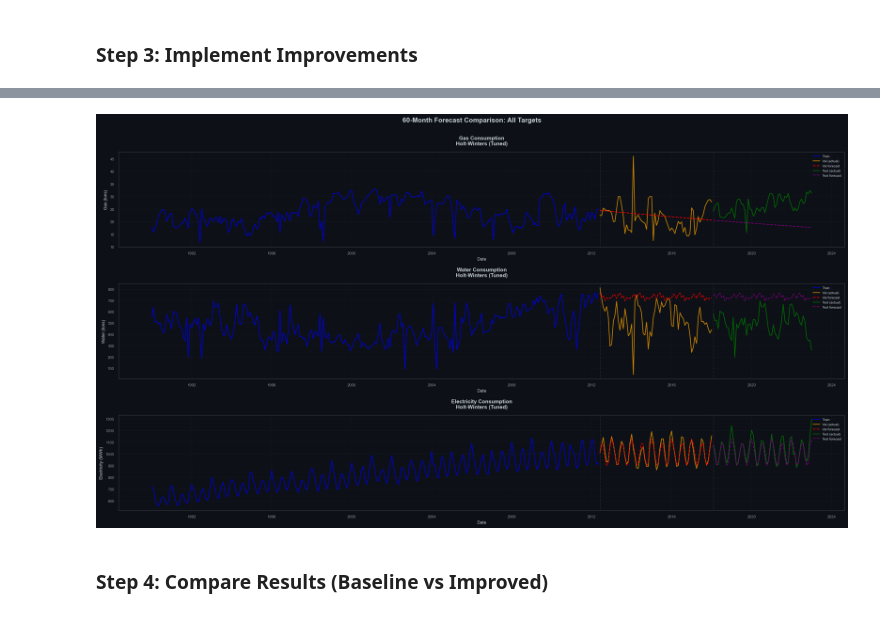
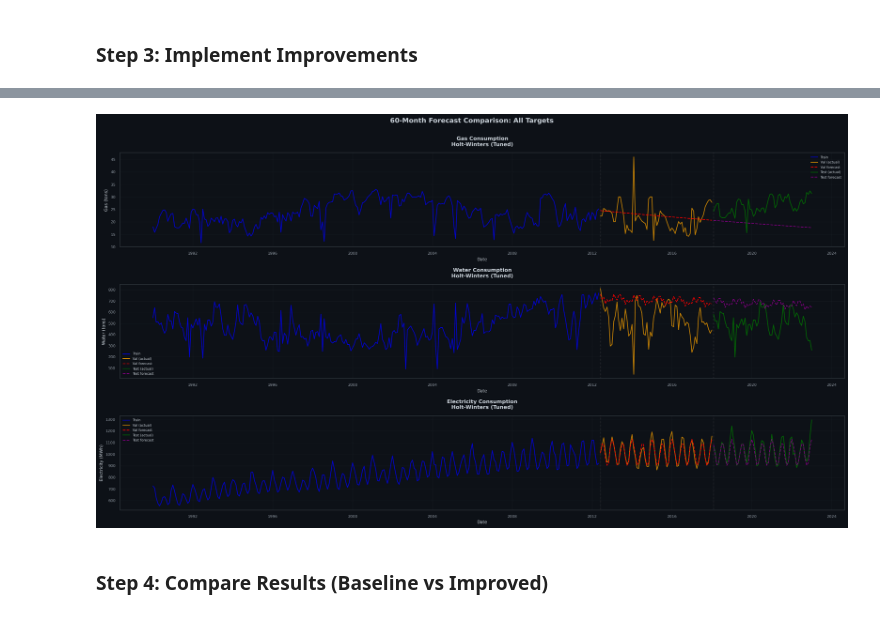
Before and after one commit to pufferfish3e/unsupervised-learning, a Jupyter notebook: p2510877_CA2_PartB_KendrickSlamat.ipynb, the cells around one changed output, grey strips where cells are left out. Cells and saved outputs as stored; diff of their text form; code cells hidden in the pictures.

```diff
--- a/p2510877_CA2_PartB_KendrickSlamat.ipynb
+++ b/p2510877_CA2_PartB_KendrickSlamat.ipynb
@@ -335,0 +306,15 @@ plt.show()
+# %%
+# Quantify how strong the trend and seasonality are (Hyndman & Athanasopoulos, FPP3 §4.3):
+# strength = 1 - Var(residual) / Var(component + residual), from 0 (none) to 1 (very strong).
+strength_rows = []
+for target in targets:
+    decomposition = seasonal_decompose(df[target], model='additive', period=12)
+    resid = decomposition.resid.dropna()
+    seasonal = decomposition.seasonal[resid.index]
+    trend = decomposition.trend[resid.index]
+    strength_rows.append({
+        'Target': target,
+        'Trend strength': max(0, 1 - resid.var() / (trend + resid).var()),
+        'Seasonal strength': max(0, 1 - resid.var() / (seasonal + resid).var()),
+    })
+pd.DataFrame(strength_rows).set_index('Target').round(2)
@@ -708,7 +713,7 @@ improved_hw_results = []
 fitted = improved_model.fit()
 val_pred = fitted.forecast(steps=len(val))
 
-results = evaluate_forecast(val['Gas Consumption (tons)'], val_pred, 'Baseline: Simple ES', 'Gas Consumption')
+results = evaluate_forecast(val['Gas Consumption (tons)'], val_pred, 'Holt-Winters (add/add/damped)', 'Gas Consumption')
 print("Gas Consumption Improved (Pre-Tuning) Results:")
 print(f"Validation MAE: {results['MAE']:.2f}\nValidation MSE: {results['MSE']:.2f}\nValidation MAPE: {results['MAPE (%)']:.2f}%")
 improved_hw_results.append(results)
@@ -722,7 +727,7 @@ improved_model = ExponentialSmoothing(
 )
 fitted = improved_model.fit()
 val_pred = fitted.forecast(steps=len(val))
-results = evaluate_forecast(val['Water Consumption (tons)'], val_pred, 'Baseline: Simple ES', 'Water Consumption')
+results = evaluate_forecast(val['Water Consumption (tons)'], val_pred, 'Holt-Winters (add/add/damped)', 'Water Consumption')
 print("Water Consumption Improved (Pre-Tuning) Results:")
 print(f"Validation MAE: {results['MAE']:.2f}\nValidation MSE: {results['MSE']:.2f}\nValidation MAPE: {results['MAPE (%)']:.2f}%")
 improved_hw_results.append(results)
@@ -736,7 +741,7 @@ improved_model = ExponentialSmoothing(
 )
 fitted = improved_model.fit()
 val_pred = fitted.forecast(steps=len(val))
-results = evaluate_forecast(val['Electricity Consumption (MWh)'], val_pred, 'Baseline: Simple ES', 'Electricity Consumption')
+results = evaluate_forecast(val['Electricity Consumption (MWh)'], val_pred, 'Holt-Winters (add/add/damped)', 'Electricity Consumption')
 print("Electricity Consumption Improved (Pre-Tuning) Results:")
 print(f"Validation MAE: {results['MAE']:.2f}\nValidation MSE: {results['MSE']:.2f}\nValidation MAPE: {results['MAPE (%)']:.2f}%")
 improved_hw_results.append(results)
@@ -909,0 +839,5 @@ Best Electricity params: {'trend': None, 'seasonal': 'add', 'damped_trend': Fals
+# %%
+# Grid search over Exponential Smoothing parameters (Water Consumption)
+best_params_water, grid_water = grid_search_hw('Water Consumption (tons)')
+print(f'Best Water params: {best_params_water}')
+grid_water.head()
@@ -909,0 +852,5 @@ Best Electricity params: {'trend': None, 'seasonal': 'add', 'damped_trend': Fals
+# %%
+# Grid search over Exponential Smoothing parameters (Electricity Consumption)
+best_params_elec, grid_elec = grid_search_hw('Electricity Consumption (MWh)')
+print(f'Best Electricity params: {best_params_elec}')
+grid_elec.head()
@@ -919,14 +874,8 @@ Electricity: {'trend': None, 'seasonal': 'add', 'damped_trend': False, 'MAPE': 0
 # %%
-# Helper function to safely get HW parameters
+# Helper function to get the Holt-Winters settings from a grid-search result
 def _get_hw_params(best_params):
-    """Extract parameters from best_params dict with safe defaults"""
-    if best_params is None:
-        return {'trend': 'add', 'seasonal': 'add', 'damped_trend': True}
-    return {
-        'trend': best_params.get('trend', 'add'),
-        'seasonal': best_params.get('seasonal', 'add'),
-        'damped_trend': best_params.get('damped_trend', True)
-    }
+    """Keep only the ExponentialSmoothing arguments (drop the recorded scores)."""
+    return {key: best_params[key] for key in ('trend', 'seasonal', 'damped_trend')}
 
 # Create 1x3 subplots for all three targets
 fig, axes = plt.subplots(3, 1, figsize=(22, 12))
@@ -1018,33 +967,33 @@ model = ExponentialSmoothing(
     damped_trend=params['damped_trend'],
 )
 fitted = model.fit(optimized=True)
 
 total_horizon = len(y_val) + len(y_test)
 preds_all = fitted.forecast(steps=total_horizon)
 val_pred_elec = pd.Series(preds_all[:len(y_val)], index=y_val.index)
 test_pred_elec = pd.Series(preds_all[len(y_val):], index=y_test.index)
 
 ax = axes[2]
 ax.plot(y_train.index, y_train, label='Train', color='blue', linewidth=1.5, alpha=0.8)
 ax.plot(y_val.index, y_val, label='Val (actual)', color='orange', linewidth=1.5, alpha=0.8)
 ax.plot(val_pred_elec.index, val_pred_elec, linestyle='--', color='red', label='Val forecast', linewidth=1.5)
 ax.plot(y_test.index, y_test, label='Test (actual)', color='green', linewidth=1.5, alpha=0.8)
 ax.plot(test_pred_elec.index, test_pred_elec, linestyle='--', color='purple', label='Test forecast', linewidth=1.5)
 ax.axvline(x=y_val.index[0], color='gray', linestyle=':', linewidth=1, alpha=0.5)
 ax.axvline(x=y_test.index[0], color='gray', linestyle=':', linewidth=1, alpha=0.5)
 ax.set_title("Electricity Consumption\nHolt-Winters (Tuned)", fontweight='bold', fontsize=11)
 ax.set_xlabel('Date', fontsize=9)
 ax.set_ylabel('Electricity (MWh)', fontsize=9)
 ax.legend(fontsize=7, loc='best')
 ax.grid(True, alpha=0.2)
 ax.tick_params(axis='x', labelsize=8)
 ax.tick_params(axis='y', labelsize=8)
 
 # Overall title and layout
 plt.suptitle('60-Month Forecast Comparison: All Targets', fontsize=14, fontweight='bold', y=1.00)
 plt.tight_layout()
 plt.show()
 # %% [output]
-[figure, old version]
+[figure, new version]
 # %% [markdown]
 ### Step 4: Compare Results (Baseline vs Improved)
```
Also changed, not shown: parts of 44 cells of this notebook, 3 other files.
